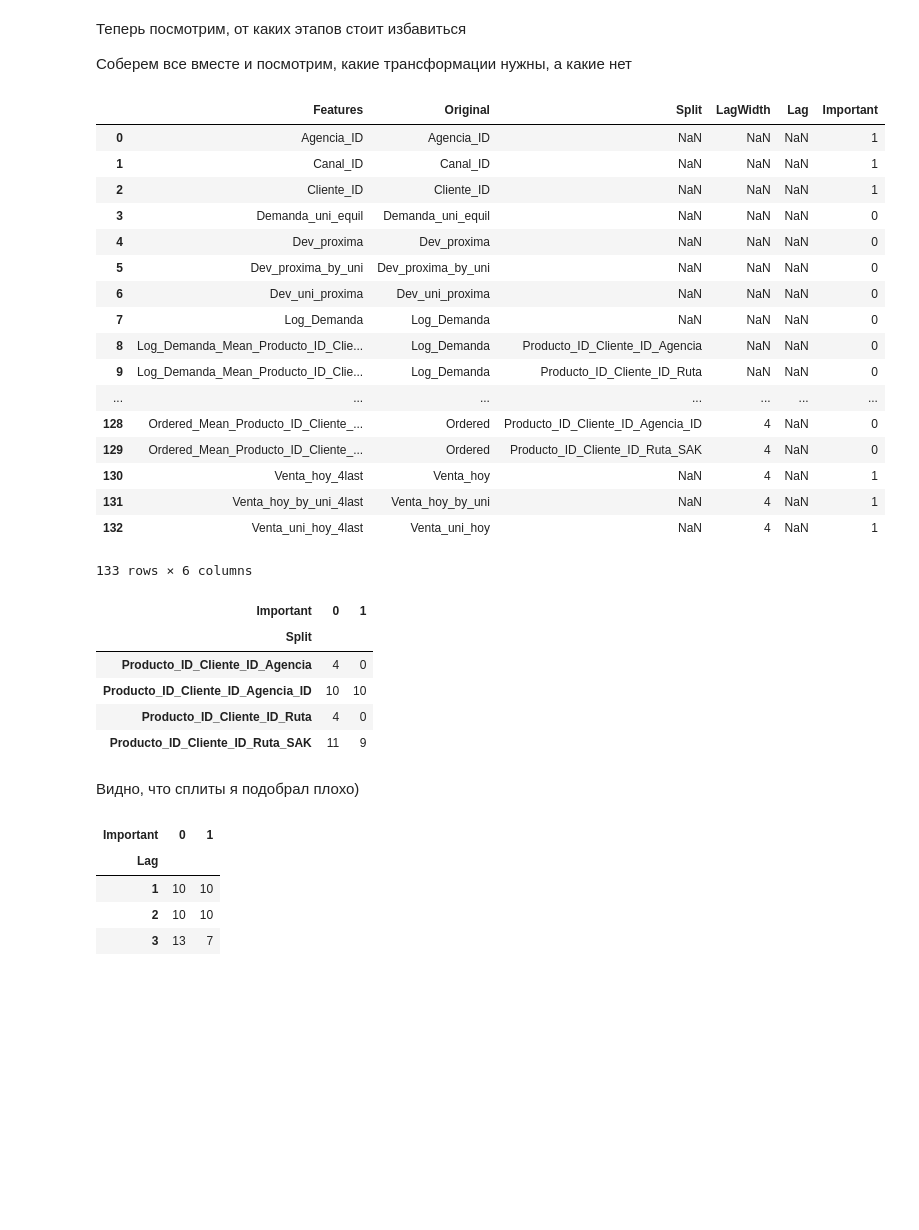
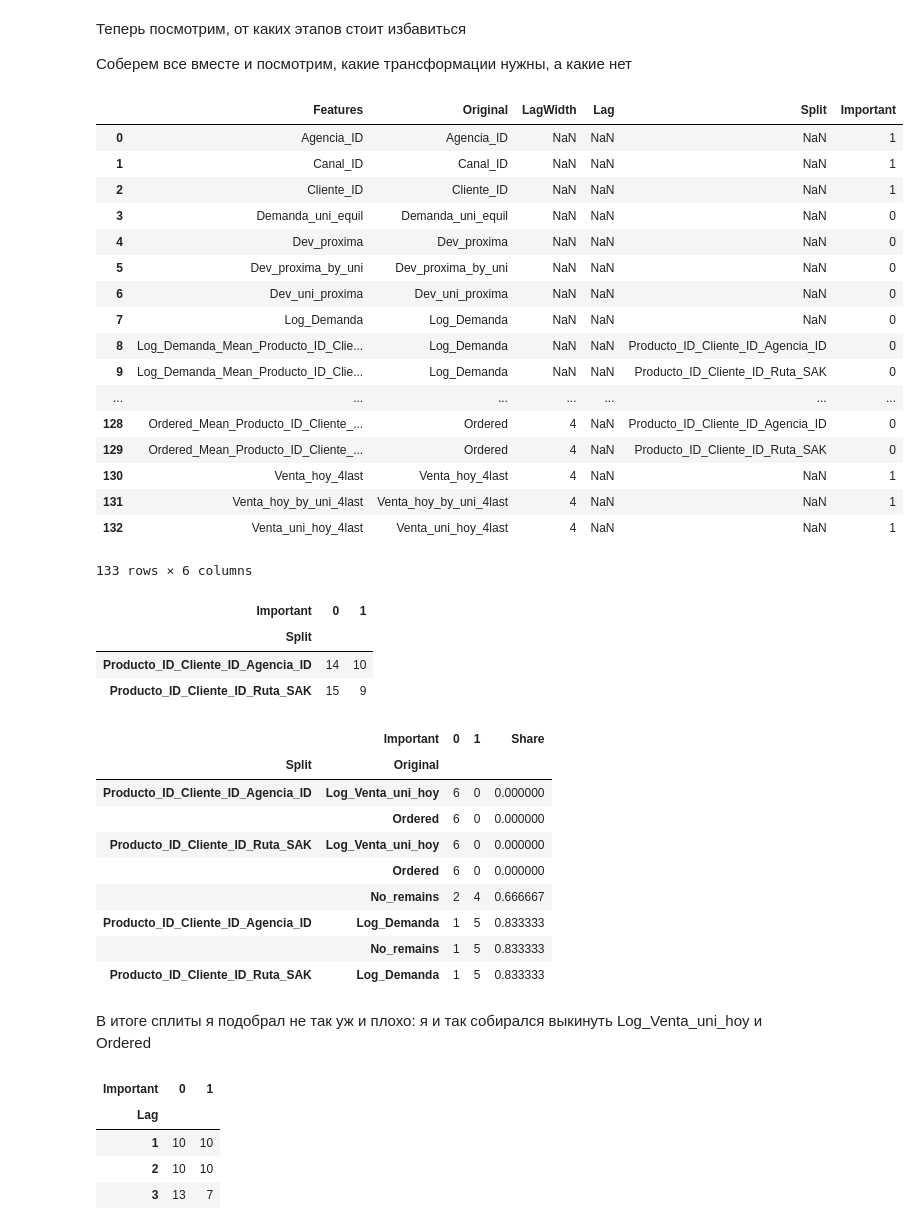
Before and after one commit to ValIlya/KB, a Jupyter notebook: how_to_preprocess_only_strong_features.ipynb, the cells around one changed output. Saved outputs shown, nothing was run; the diff lists cells and outputs as text; code cells hidden in the pictures; blank space fills up the shorter version.

```diff
--- a/how_to_preprocess_only_strong_features.ipynb
+++ b/how_to_preprocess_only_strong_features.ipynb
@@ -39,23 +39,23 @@ feat_imp.head()
 # %%
 all_features = pd.read_csv('train_MORELOS.csv', nrows=20).columns
 
 def transformaton_types(feat_list):
     features = pd.DataFrame(feat_list, columns = ['Features'])
     features['Original'] = features['Features']
-    features['Split'] = features['Features'].apply(lambda f: '_'.join(f.split('_Mean_')[1].split('_')[:-1]) if '_Mean_' in f else np.nan)
-    features['Original'] = features['Features'].apply(lambda f: f.split('_Mean_')[0])
     features['LagWidth'] = features['Features'].str.extract('(\d)last', expand=True)
     features.loc[~features.LagWidth.isnull(), 'Original'] = features['Original'].str.replace('_(\d)last', '')
     features['Lag'] = features.loc[features.LagWidth.isnull(), 'Features'].str.extract('_(\d)', expand=True)
     features.loc[~features.Lag.isnull(), 'Original'] = features['Original'].str.replace('_(\d)', '')
+    features['Split'] = features['Original'].apply(lambda f: f.split('_Mean_')[1] if '_Mean_' in f else np.nan)
+    features['Original'] = features['Features'].apply(lambda f: f.split('_Mean_')[0])
     return features
 
 
 features = transformaton_types(all_features)
 features['Important'] = features.Features.isin(feat_imp[0].drop_duplicates().values).astype(int)
 features
 # %% [output]
-|  | Features | Original | Split | LagWidth | Lag | Important |
+|  | Features | Original | LagWidth | Lag | Split | Important |
 | 0 | Agencia_ID | Agencia_ID | NaN | NaN | NaN | 1 |
 | 1 | Canal_ID | Canal_ID | NaN | NaN | NaN | 1 |
 | 2 | Cliente_ID | Cliente_ID | NaN | NaN | NaN | 1 |
@@ -64,26 +64,40 @@ features
 | 5 | Dev_proxima_by_uni | Dev_proxima_by_uni | NaN | NaN | NaN | 0 |
 | 6 | Dev_uni_proxima | Dev_uni_proxima | NaN | NaN | NaN | 0 |
 | 7 | Log_Demanda | Log_Demanda | NaN | NaN | NaN | 0 |
-| 8 | Log_Demanda_Mean_Producto_ID_Clie... | Log_Demanda | Producto_ID_Cliente_ID_Agencia | NaN | NaN | 0 |
-| 9 | Log_Demanda_Mean_Producto_ID_Clie... | Log_Demanda | Producto_ID_Cliente_ID_Ruta | NaN | NaN | 0 |
+| 8 | Log_Demanda_Mean_Producto_ID_Clie... | Log_Demanda | NaN | NaN | Producto_ID_Cliente_ID_Agencia_ID | 0 |
+| 9 | Log_Demanda_Mean_Producto_ID_Clie... | Log_Demanda | NaN | NaN | Producto_ID_Cliente_ID_Ruta_SAK | 0 |
 | ... | ... | ... | ... | ... | ... | ... |
-| 128 | Ordered_Mean_Producto_ID_Cliente_... | Ordered | Producto_ID_Cliente_ID_Agencia_ID | 4 | NaN | 0 |
-| 129 | Ordered_Mean_Producto_ID_Cliente_... | Ordered | Producto_ID_Cliente_ID_Ruta_SAK | 4 | NaN | 0 |
-| 130 | Venta_hoy_4last | Venta_hoy | NaN | 4 | NaN | 1 |
-| 131 | Venta_hoy_by_uni_4last | Venta_hoy_by_uni | NaN | 4 | NaN | 1 |
-| 132 | Venta_uni_hoy_4last | Venta_uni_hoy | NaN | 4 | NaN | 1 |
+| 128 | Ordered_Mean_Producto_ID_Cliente_... | Ordered | 4 | NaN | Producto_ID_Cliente_ID_Agencia_ID | 0 |
+| 129 | Ordered_Mean_Producto_ID_Cliente_... | Ordered | 4 | NaN | Producto_ID_Cliente_ID_Ruta_SAK | 0 |
+| 130 | Venta_hoy_4last | Venta_hoy_4last | 4 | NaN | NaN | 1 |
+| 131 | Venta_hoy_by_uni_4last | Venta_hoy_by_uni_4last | 4 | NaN | NaN | 1 |
+| 132 | Venta_uni_hoy_4last | Venta_uni_hoy_4last | 4 | NaN | NaN | 1 |
 133 rows × 6 columns
 # %%
 pd.crosstab(features.Split, features.Important)
 # %% [output]
 | Important | 0 | 1 |
 | Split |  |  |
-| Producto_ID_Cliente_ID_Agencia | 4 | 0 |
-| Producto_ID_Cliente_ID_Agencia_ID | 10 | 10 |
-| Producto_ID_Cliente_ID_Ruta | 4 | 0 |
-| Producto_ID_Cliente_ID_Ruta_SAK | 11 | 9 |
+| Producto_ID_Cliente_ID_Agencia_ID | 14 | 10 |
+| Producto_ID_Cliente_ID_Ruta_SAK | 15 | 9 |
-# %% [markdown]
-Видно, что сплиты я подобрал плохо)
+# %%
+originals = pd.crosstab([features.Split, features.Original], features.Important)
+originals['Share'] = originals[1]/originals.sum(1)
+originals = originals.sort_values(['Share', 0], ascending=[True, False])
+originals
+# %% [output]
+|  | Important | 0 | 1 | Share |
+| Split | Original |  |  |  |
+| Producto_ID_Cliente_ID_Agencia_ID | Log_Venta_uni_hoy | 6 | 0 | 0.000000 |
+|  | Ordered | 6 | 0 | 0.000000 |
+| Producto_ID_Cliente_ID_Ruta_SAK | Log_Venta_uni_hoy | 6 | 0 | 0.000000 |
+|  | Ordered | 6 | 0 | 0.000000 |
+|  | No_remains | 2 | 4 | 0.666667 |
+| Producto_ID_Cliente_ID_Agencia_ID | Log_Demanda | 1 | 5 | 0.833333 |
+|  | No_remains | 1 | 5 | 0.833333 |
+| Producto_ID_Cliente_ID_Ruta_SAK | Log_Demanda | 1 | 5 | 0.833333 |
+# %% [markdown]
+В итоге сплиты я подобрал не так уж и плохо: я и так собирался выкинуть Log_Venta_uni_hoy и Ordered
 # %%
 pd.crosstab(features.Lag, features.Important)
 # %% [output]
```
